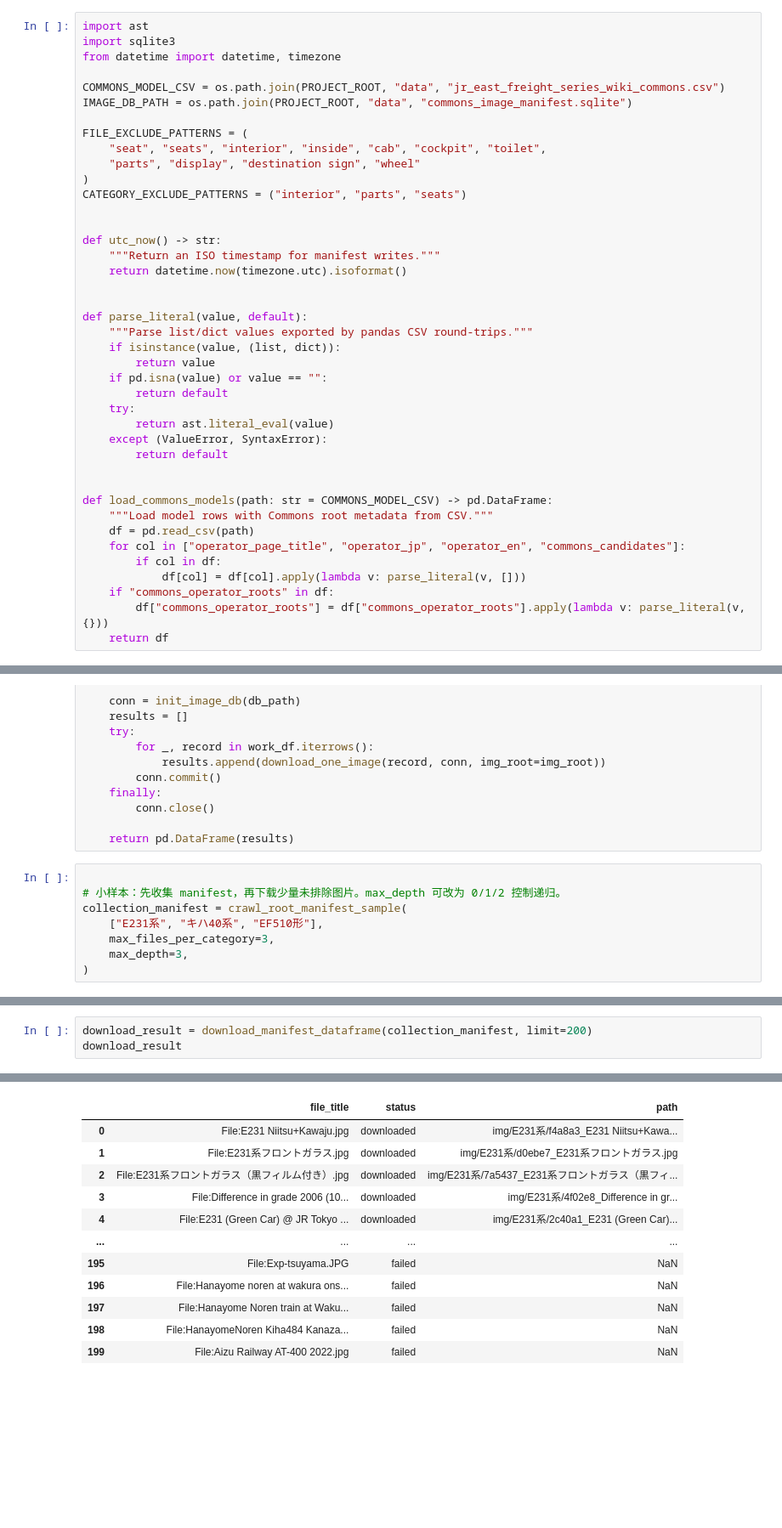
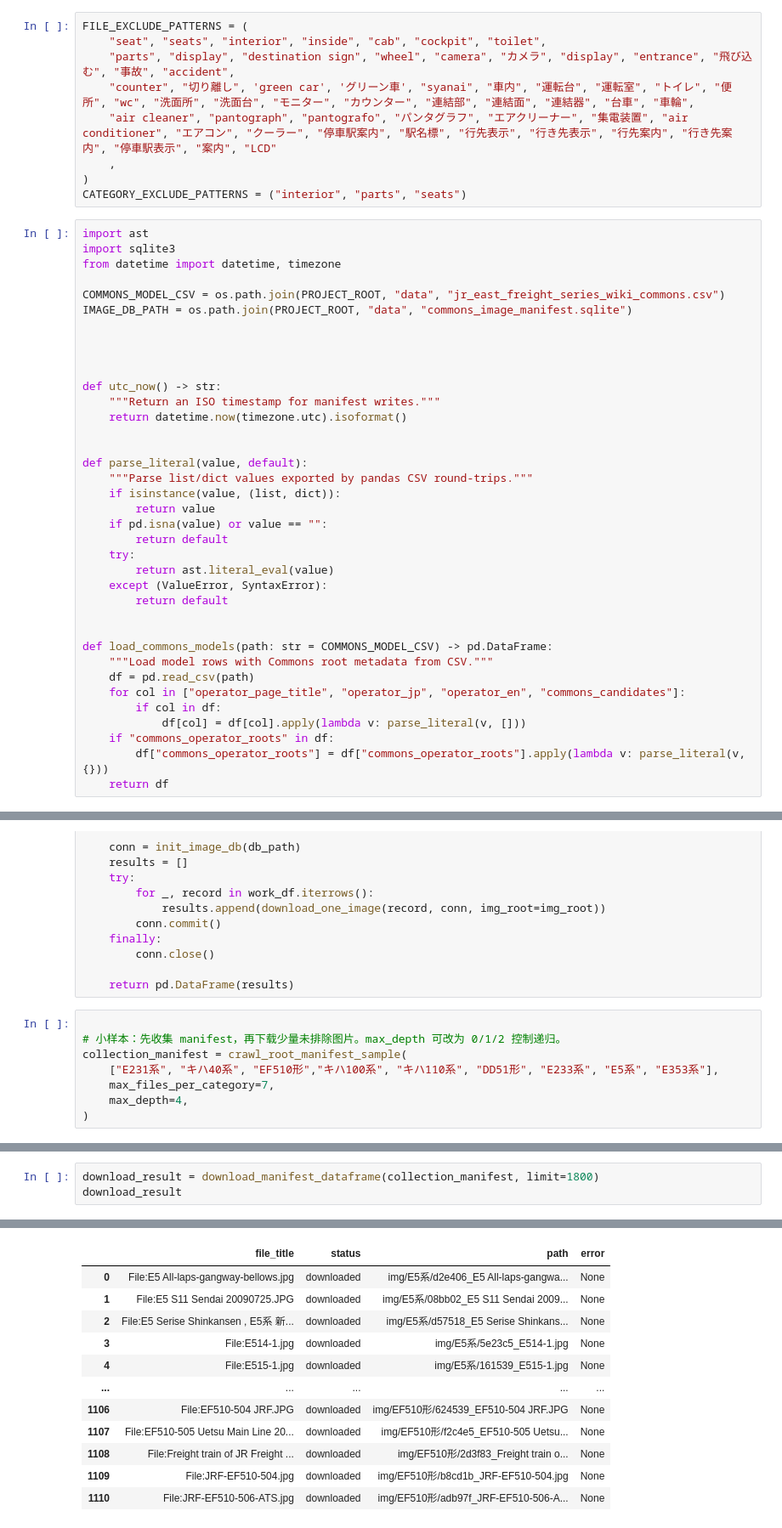
Before and after one commit to SniperPigeon/wakareeru, a Jupyter notebook: src/crawler/img_crawler.ipynb, the cells around one changed output, grey strips where cells are left out. Shown at 85% size. Drawn from its saved outputs; the diff is of its cells as text; blank space fills up the shorter version.

Commit message:
Refined downloading Script, add todo

```diff
--- a/src/crawler/img_crawler.ipynb
+++ b/src/crawler/img_crawler.ipynb
@@ -528,6 +528,15 @@ all_model.to_csv(os.path.join(PROJECT_ROOT, "data", "jr_east_freight_series_wiki
 ### Manifest 数据库
 
 第一步只从 `commons_root_category` 抓 root category 里的文件，写入 SQLite manifest；暂不递归 subcategory，也不下载原图。后续递归、operator scope、下载状态都留字段扩展。
+# %%
+FILE_EXCLUDE_PATTERNS = (
+    "seat", "seats", "interior", "inside", "cab", "cockpit", "toilet",
+    "parts", "display", "destination sign", "wheel", "camera", "カメラ", "display", "entrance", "飛び込む", "事故", "accident",
+    "counter", "切り離し", 'green car', 'グリーン車', "syanai", "車内", "運転台", "運転室", "トイレ", "便所", "wc", "洗面所", "洗面台", "モニター", "カウンター", "連結部", "連結面", "連結器", "台車", "車輪",
+    "air cleaner", "pantograph", "pantografo", "パンタグラフ", "エアクリーナー", "集電装置", "air conditioner", "エアコン", "クーラー", "停車駅案内", "駅名標", "行先表示", "行き先表示", "行先案内", "行き先案内", "停車駅表示", "案内", "LCD"
+    ,
+)
+CATEGORY_EXCLUDE_PATTERNS = ("interior", "parts", "seats")
 # %%
 import ast
 import sqlite3
@@ -536,11 +545,7 @@ from datetime import datetime, timezone
 COMMONS_MODEL_CSV = os.path.join(PROJECT_ROOT, "data", "jr_east_freight_series_wiki_commons.csv")
 IMAGE_DB_PATH = os.path.join(PROJECT_ROOT, "data", "commons_image_manifest.sqlite")
 
-FILE_EXCLUDE_PATTERNS = (
-    "seat", "seats", "interior", "inside", "cab", "cockpit", "toilet",
-    "parts", "display", "destination sign", "wheel"
-)
-CATEGORY_EXCLUDE_PATTERNS = ("interior", "parts", "seats")
+
 
 
 def utc_now() -> str:
@@ -1160,8 +1169,8 @@ def download_manifest_dataframe(
 
 # 小样本：先收集 manifest，再下载少量未排除图片。max_depth 可改为 0/1/2 控制递归。
 collection_manifest = crawl_root_manifest_sample(
-    ["E231系", "キハ40系", "EF510形"],
-    max_files_per_category=3,
-    max_depth=3,
+    ["E231系", "キハ40系", "EF510形","キハ100系", "キハ110系", "DD51形", "E233系", "E5系", "E353系"],
+    max_files_per_category=7,
+    max_depth=4,
 )
 # %% [output]
@@ -1198,4 +1194,4 @@ EF510形: Category:JR Freight EF510 -> 10 files total
 # %%
-download_result = download_manifest_dataframe(collection_manifest, limit=200)
+download_result = download_manifest_dataframe(collection_manifest, limit=1800)
 download_result
 # %% [output]
@@ -1202,12 +1199,12 @@ download_result
-|  | file_title | status | path |
-| 0 | File:E231 Niitsu+Kawaju.jpg | downloaded | img/E231系/f4a8a3_E231 Niitsu+Kawa... |
-| 1 | File:E231系フロントガラス.jpg | downloaded | img/E231系/d0ebe7_E231系フロントガラス.jpg |
-| 2 | File:E231系フロントガラス（黒フィルム付き）.jpg | downloaded | img/E231系/7a5437_E231系フロントガラス（黒フィ... |
-| 3 | File:Difference in grade 2006 (10... | downloaded | img/E231系/4f02e8_Difference in gr... |
-| 4 | File:E231 (Green Car) @ JR Tokyo ... | downloaded | img/E231系/2c40a1_E231 (Green Car)... |
-| ... | ... | ... | ... |
-| 195 | File:Exp-tsuyama.JPG | failed | NaN |
-| 196 | File:Hanayome noren at wakura ons... | failed | NaN |
-| 197 | File:Hanayome Noren train at Waku... | failed | NaN |
-| 198 | File:HanayomeNoren Kiha484 Kanaza... | failed | NaN |
-| 199 | File:Aizu Railway AT-400 2022.jpg | failed | NaN |
+|  | file_title | status | path | error |
+| 0 | File:E5 All-laps-gangway-bellows.jpg | downloaded | img/E5系/d2e406_E5 All-laps-gangwa... | None |
+| 1 | File:E5 S11 Sendai 20090725.JPG | downloaded | img/E5系/08bb02_E5 S11 Sendai 2009... | None |
+| 2 | File:E5 Serise Shinkansen , E5系 新... | downloaded | img/E5系/d57518_E5 Serise Shinkans... | None |
+| 3 | File:E514-1.jpg | downloaded | img/E5系/5e23c5_E514-1.jpg | None |
+| 4 | File:E515-1.jpg | downloaded | img/E5系/161539_E515-1.jpg | None |
+| ... | ... | ... | ... | ... |
+| 1106 | File:EF510-504 JRF.JPG | downloaded | img/EF510形/624539_EF510-504 JRF.JPG | None |
+| 1107 | File:EF510-505 Uetsu Main Line 20... | downloaded | img/EF510形/f2c4e5_EF510-505 Uetsu... | None |
+| 1108 | File:Freight train of JR Freight ... | downloaded | img/EF510形/2d3f83_Freight train o... | None |
+| 1109 | File:JRF-EF510-504.jpg | downloaded | img/EF510形/b8cd1b_JRF-EF510-504.jpg | None |
+| 1110 | File:JRF-EF510-506-ATS.jpg | downloaded | img/EF510形/adb97f_JRF-EF510-506-A... | None |
```
Also changed, not shown: parts of 4 cells of this notebook.
